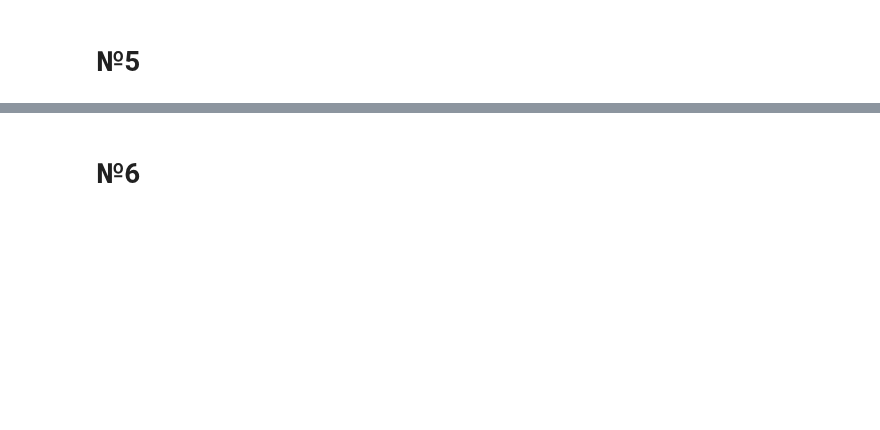
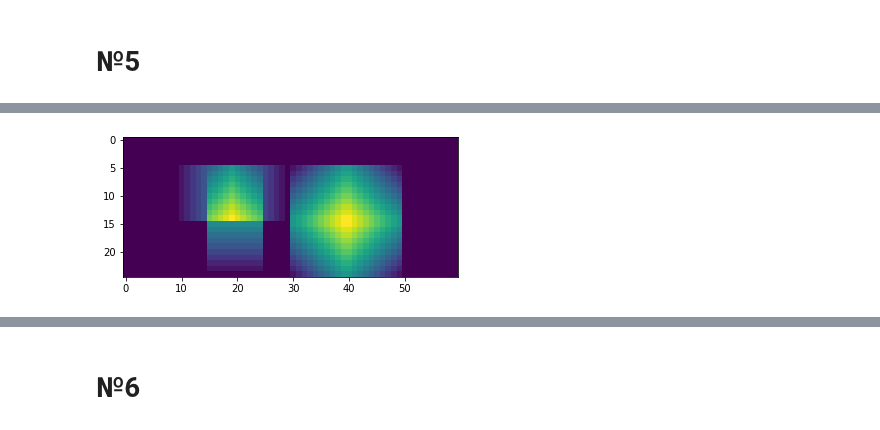
Before and after one commit to zugzvangg/SPC, a Jupyter notebook: numerics/HW3/HW3.ipynb, the cells around one changed output, grey strips where cells are left out. Saved outputs shown, nothing was run; the diff lists cells and outputs as text; code cells hidden in the pictures; blank space fills up the shorter version.

```diff
--- a/numerics/HW3/HW3.ipynb
+++ b/numerics/HW3/HW3.ipynb
@@ -98,0 +147,5 @@ plt.show()
+# %%
+x = mat2vec(X)
+plt.imshow(vec2mat(C @ x, (25, 60)));
+# %% [output]
+[figure, added]
```
Also changed, not shown: parts of 24 cells of this notebook, 2 other files.
